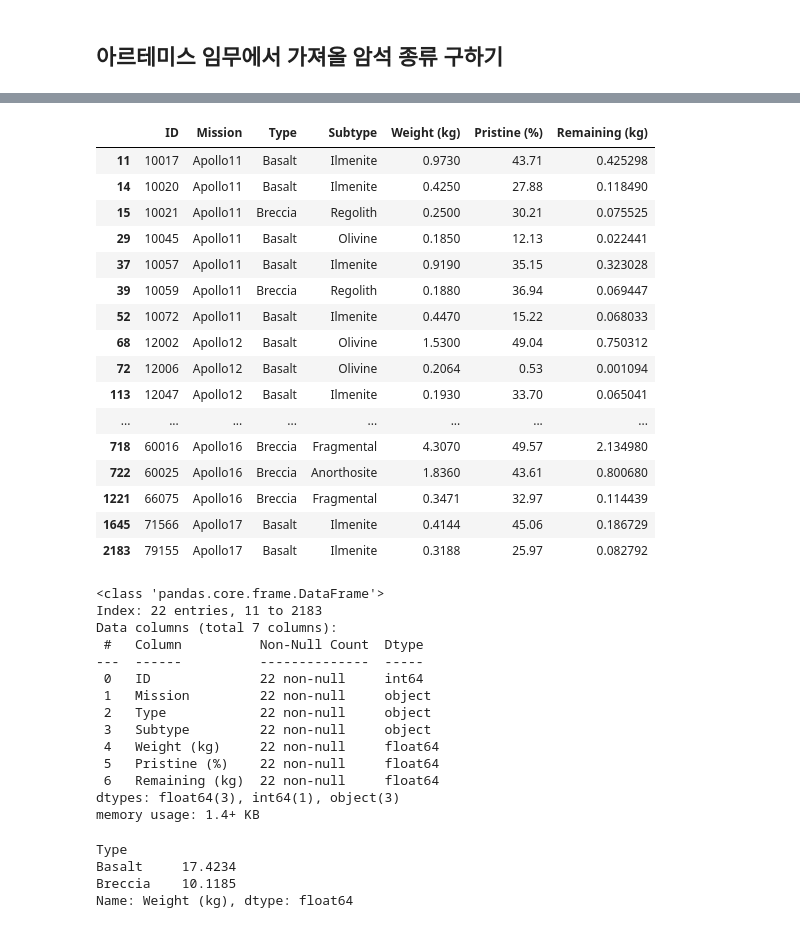
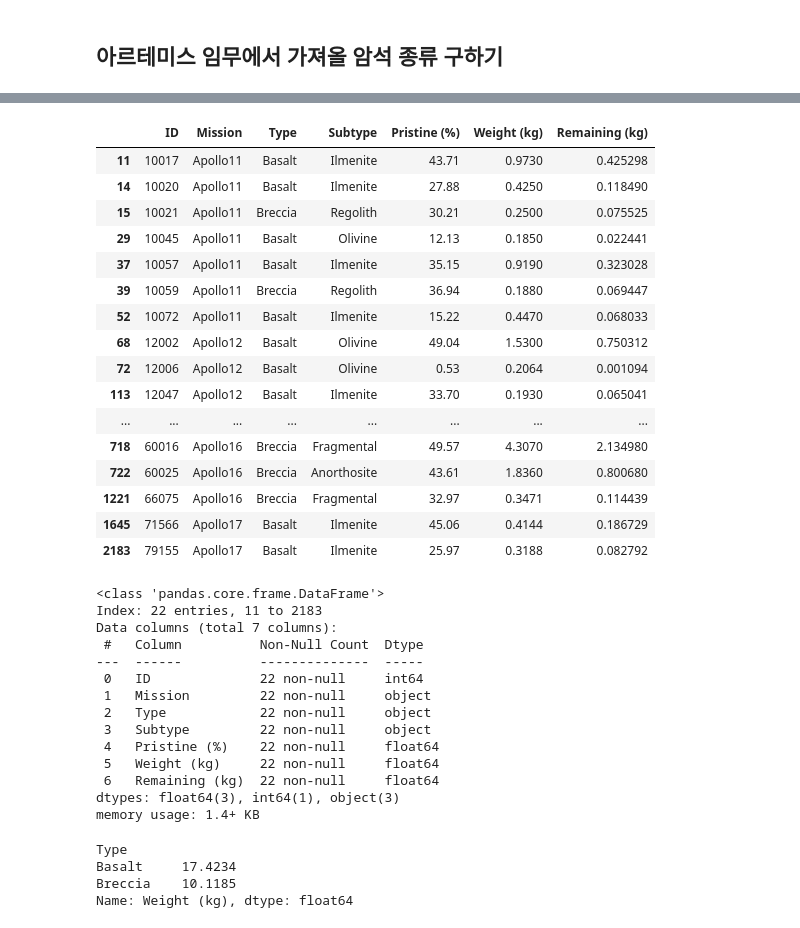
Before and after one commit to zer0ken/ms-ai-school, a Jupyter notebook: over-the-moon/OverTheMoon_달탐사.ipynb, the cells around one changed output, grey strips where cells are left out. Saved outputs shown, nothing was run; the diff lists cells and outputs as text; code cells hidden in the pictures.

```diff
--- a/over-the-moon/OverTheMoon_달탐사.ipynb
+++ b/over-the-moon/OverTheMoon_달탐사.ipynb
@@ -603,3 +611,6 @@ artemis_mission
 # %%
 # rock_samples['Weight (kg)']의 모든 값이 0.16kg 이상 인지 확인
+
+over_16_g = rock_samples['Weight (kg)'] >= 0.16
+rock_samples[over_16_g]
 # %% [output]
@@ -618,3 +630,6 @@ Name: Weight (kg), Length: 2229, dtype: bool
 # %%
 # rock_samples['Weight (kg)']이 0.16kg 이상 이면서 rock_samples['Pristine (%)']이 50 이하인지 확인
+
+low_samples_indices =  over_16_g & (rock_samples['Pristine (%)'] <= 50)
+rock_samples[low_samples_indices]
 # %% [output]
@@ -633,3 +653,6 @@ Length: 2229, dtype: bool
 # %%
 #위의 두 조건을 모두 만족하는 행만 추출해서 low_samples라는 데이터 프레임을 만든다.
+
+low_samples = pd.DataFrame(rock_samples[low_samples_indices])
+low_samples
 # %% [output]
@@ -668,3 +704,6 @@ Name: ID, dtype: int64
 # %%
 #low_samples['Type']의 값이 'Basalt'이거나 'Breccia' 인지 확인 -> isin(리스트)
+
+basalt_or_breccia = low_samples['Type'].isin(['Basalt', 'Breccia'])
+low_samples[basalt_or_breccia]
 # %% [output]
@@ -688,25 +727,30 @@ Name: Type, dtype: bool
 # %%
 # low_samples['Type'] 의 값이 'Basalt'이거나 'Breccia'인 행만 추출해서 needed_samples 데이터프레임 만들기
+
+needed_samples = pd.DataFrame(low_samples[basalt_or_breccia])
+needed_samples
 # %% [output]
-|  | ID | Mission | Type | Subtype | Weight (kg) | Pristine (%) | Remaining (kg) |
-| 11 | 10017 | Apollo11 | Basalt | Ilmenite | 0.9730 | 43.71 | 0.425298 |
-| 14 | 10020 | Apollo11 | Basalt | Ilmenite | 0.4250 | 27.88 | 0.118490 |
-| 15 | 10021 | Apollo11 | Breccia | Regolith | 0.2500 | 30.21 | 0.075525 |
-| 29 | 10045 | Apollo11 | Basalt | Olivine | 0.1850 | 12.13 | 0.022441 |
-| 37 | 10057 | Apollo11 | Basalt | Ilmenite | 0.9190 | 35.15 | 0.323028 |
-| 39 | 10059 | Apollo11 | Breccia | Regolith | 0.1880 | 36.94 | 0.069447 |
-| 52 | 10072 | Apollo11 | Basalt | Ilmenite | 0.4470 | 15.22 | 0.068033 |
-| 68 | 12002 | Apollo12 | Basalt | Olivine | 1.5300 | 49.04 | 0.750312 |
-| 72 | 12006 | Apollo12 | Basalt | Olivine | 0.2064 | 0.53 | 0.001094 |
-| 113 | 12047 | Apollo12 | Basalt | Ilmenite | 0.1930 | 33.70 | 0.065041 |
+|  | ID | Mission | Type | Subtype | Pristine (%) | Weight (kg) | Remaining (kg) |
+| 11 | 10017 | Apollo11 | Basalt | Ilmenite | 43.71 | 0.9730 | 0.425298 |
+| 14 | 10020 | Apollo11 | Basalt | Ilmenite | 27.88 | 0.4250 | 0.118490 |
+| 15 | 10021 | Apollo11 | Breccia | Regolith | 30.21 | 0.2500 | 0.075525 |
+| 29 | 10045 | Apollo11 | Basalt | Olivine | 12.13 | 0.1850 | 0.022441 |
+| 37 | 10057 | Apollo11 | Basalt | Ilmenite | 35.15 | 0.9190 | 0.323028 |
+| 39 | 10059 | Apollo11 | Breccia | Regolith | 36.94 | 0.1880 | 0.069447 |
+| 52 | 10072 | Apollo11 | Basalt | Ilmenite | 15.22 | 0.4470 | 0.068033 |
+| 68 | 12002 | Apollo12 | Basalt | Olivine | 49.04 | 1.5300 | 0.750312 |
+| 72 | 12006 | Apollo12 | Basalt | Olivine | 0.53 | 0.2064 | 0.001094 |
+| 113 | 12047 | Apollo12 | Basalt | Ilmenite | 33.70 | 0.1930 | 0.065041 |
 | ... | ... | ... | ... | ... | ... | ... | ... |
-| 718 | 60016 | Apollo16 | Breccia | Fragmental | 4.3070 | 49.57 | 2.134980 |
-| 722 | 60025 | Apollo16 | Breccia | Anorthosite | 1.8360 | 43.61 | 0.800680 |
-| 1221 | 66075 | Apollo16 | Breccia | Fragmental | 0.3471 | 32.97 | 0.114439 |
-| 1645 | 71566 | Apollo17 | Basalt | Ilmenite | 0.4144 | 45.06 | 0.186729 |
-| 2183 | 79155 | Apollo17 | Basalt | Ilmenite | 0.3188 | 25.97 | 0.082792 |
+| 718 | 60016 | Apollo16 | Breccia | Fragmental | 49.57 | 4.3070 | 2.134980 |
+| 722 | 60025 | Apollo16 | Breccia | Anorthosite | 43.61 | 1.8360 | 0.800680 |
+| 1221 | 66075 | Apollo16 | Breccia | Fragmental | 32.97 | 0.3471 | 0.114439 |
+| 1645 | 71566 | Apollo17 | Basalt | Ilmenite | 45.06 | 0.4144 | 0.186729 |
+| 2183 | 79155 | Apollo17 | Basalt | Ilmenite | 25.97 | 0.3188 | 0.082792 |
 # %%
 # needed_samples 정보확인
+
+needed_samples.info()
 # %% [output]
 <class 'pandas.core.frame.DataFrame'>
 Index: 22 entries, 11 to 2183
@@ -717,8 +761,8 @@ Data columns (total 7 columns):
  1   Mission         22 non-null     object
  2   Type            22 non-null     object
  3   Subtype         22 non-null     object
- 4   Weight (kg)     22 non-null     float64
- 5   Pristine (%)    22 non-null     float64
+ 4   Pristine (%)    22 non-null     float64
+ 5   Weight (kg)     22 non-null     float64
  6   Remaining (kg)  22 non-null     float64
 dtypes: float64(3), int64(1), object(3)
 memory usage: 1.4+ KB
```
Also changed, not shown: parts of 14 cells of this notebook.
